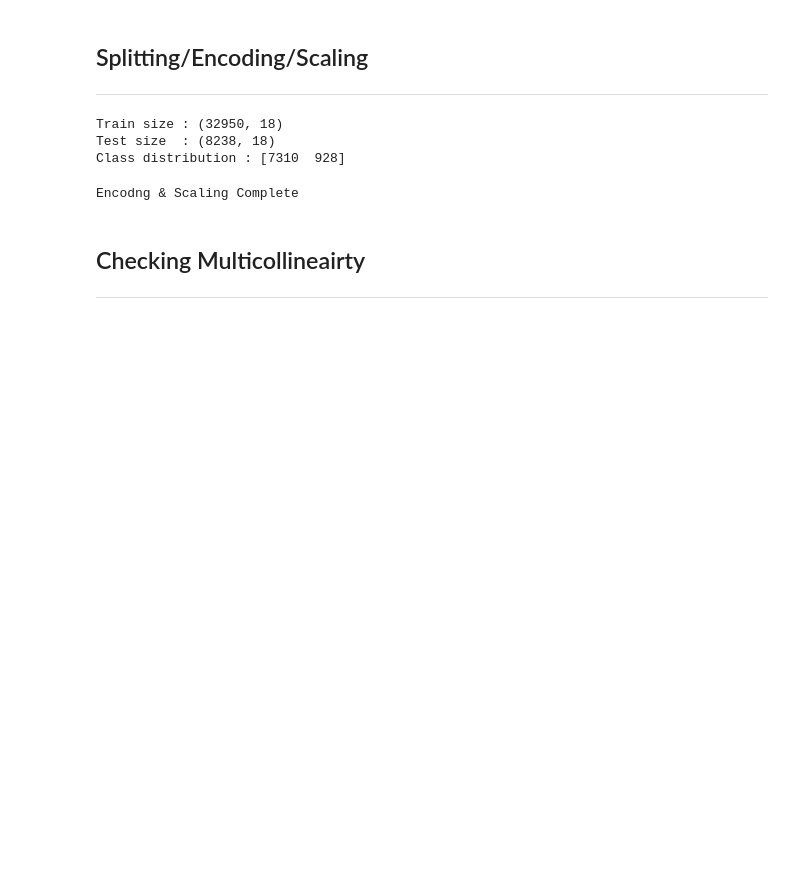
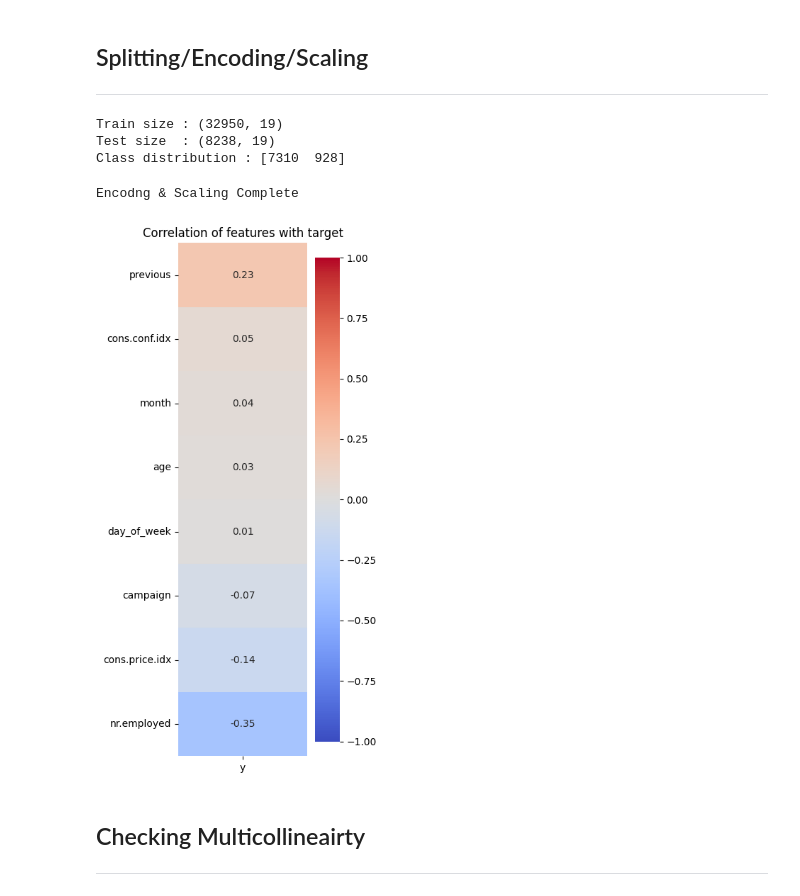
Before and after one commit to NitoBoritto/El_Farghaly_Bros., a Jupyter notebook: notebooks/expirement.ipynb, the cells around one changed output. Saved outputs shown, nothing was run; the diff lists cells and outputs as text; code cells hidden in the pictures; blank space fills up the shorter version.

```diff
--- a/notebooks/expirement.ipynb
+++ b/notebooks/expirement.ipynb
@@ -791,13 +825,13 @@ plt.show()
 ## Splitting/Encoding/Scaling
 ---
 # %%
-drop_cols = ['y', 'euribor3m', 'emp.var.rate', 'duration']
+drop_cols = ['y', 'duration', 'pdays']
 X = df.drop(columns = drop_cols)
 y = df.y
 
-ohe_cols = X.select_dtypes('object').columns.drop(['job', 'education'])
-te_cols = ['job', 'education']
-num_cols = X.select_dtypes('number').columns
+ohe_cols = ['marital', 'housing', 'loan', 'poutcome', 'pdays_group', 'default', 'contact']
+te_cols = ['job', 'education', 'month', 'day_of_week', 'euribor3m', 'emp.var.rate']
+scale_cols = ['age', 'campaign', 'previous']
 
 X_train, X_test, y_train, y_test = train_test_split(
     X, y,
@@ -810,8 +844,8 @@ print(f"Train size : {X_train.shape}")
 print(f"Test size  : {X_test.shape}")
 print(f"Class distribution : {np.bincount(y_test)}")
 # %% [output]
-Train size : (32950, 18)
-Test size  : (8238, 18)
+Train size : (32950, 19)
+Test size  : (8238, 19)
 Class distribution : [7310  928]
 # %%
 preprocessor = ColumnTransformer(
@@ -825,6 +858,23 @@ preprocessor = ColumnTransformer(
 print('Encodng & Scaling Complete')
 # %% [output]
 Encodng & Scaling Complete
+# %%
+corr = df.corr(numeric_only = True).drop(['y', 'euribor3m', 'emp.var.rate', 'duration', 'pdays'])
+
+matrix = corr[['y']].sort_values(by = 'y', ascending = False)
+
+plt.figure(figsize = (4, 8))
+sns.heatmap(matrix,
+            annot = True,
+            fmt = '.2f',
+            cmap = 'coolwarm',
+            vmin = -1,
+            vmax = 1)
+plt.title('Correlation of features with target')
+plt.tight_layout()
+plt.show()
+# %% [output]
+[figure, added]
 # %% [markdown]
 ## Checking Multicollineairty
 ---
```
Also changed, not shown: parts of 20 cells of this notebook.
